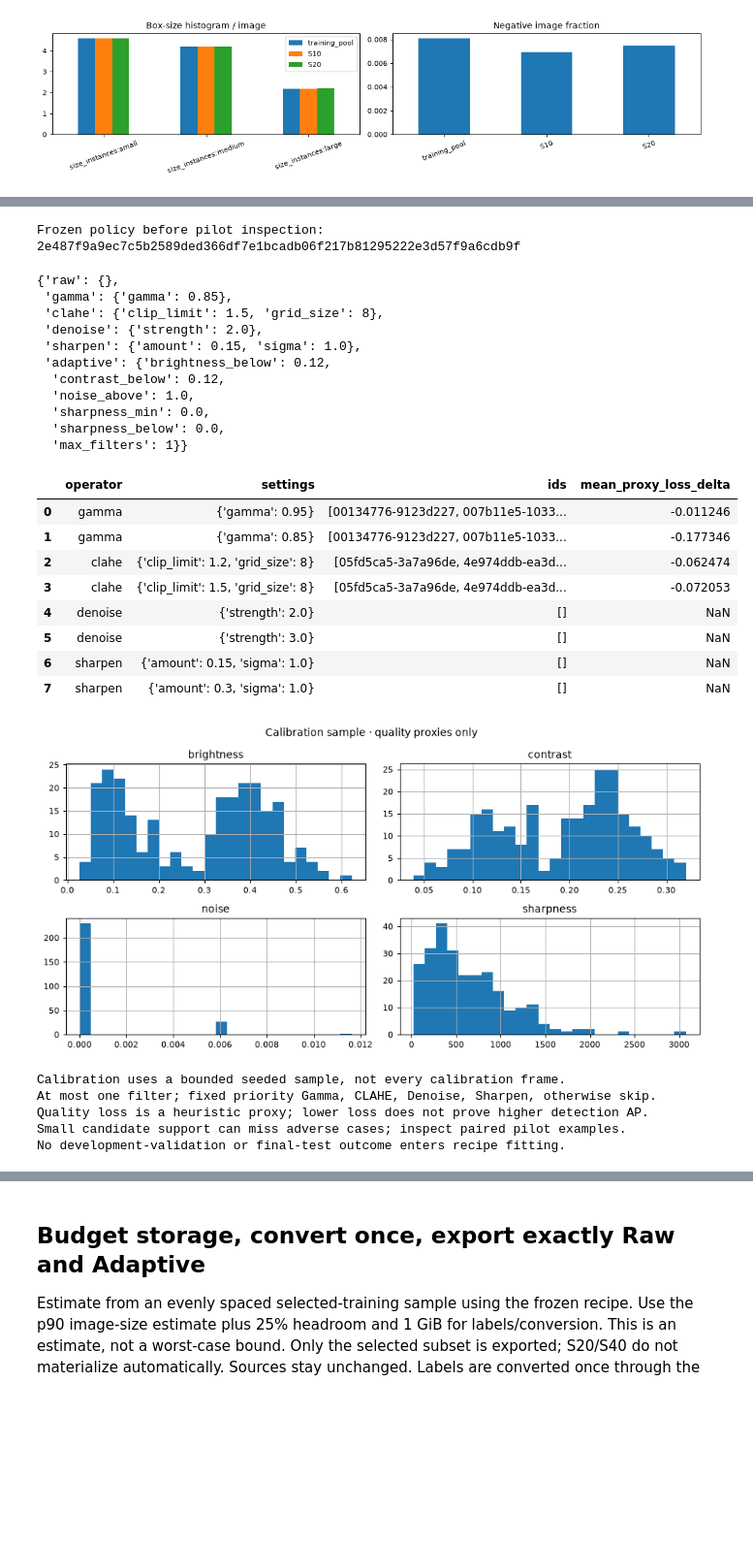
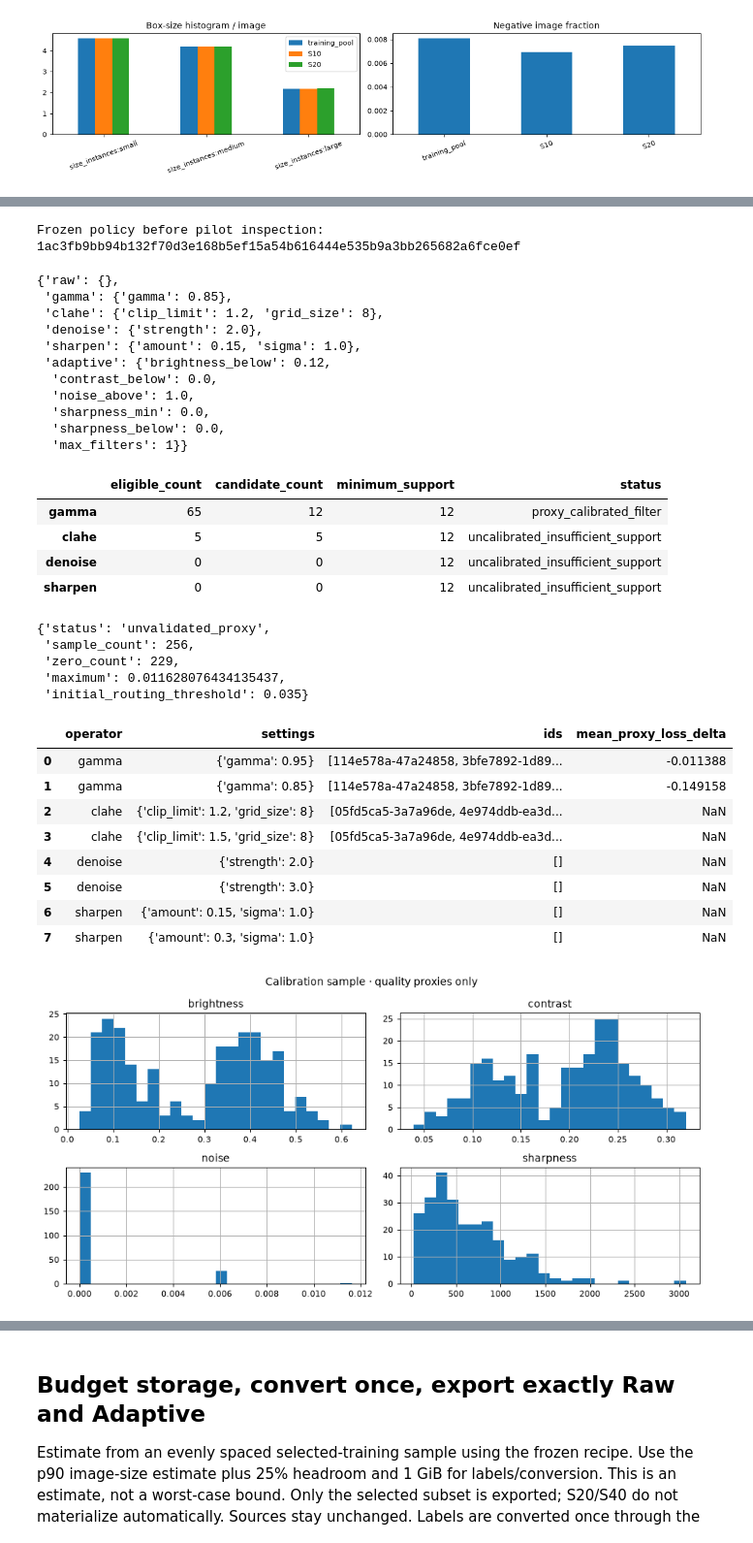
Before and after one commit to truong51972/vehicle-detection, a Jupyter notebook: notebooks/phase2/02_adaptive_preprocessing.ipynb, the cells around one changed output, grey strips where cells are left out. Shown at 97% size. Cells and saved outputs as stored; diff of their text form; code cells hidden in the pictures; blank space fills up the shorter version.

```diff
--- a/notebooks/phase2/02_adaptive_preprocessing.ipynb
+++ b/notebooks/phase2/02_adaptive_preprocessing.ipynb
@@ -42,13 +47,13 @@ from vehicle_detection.subsets import build_subsets, freeze_subsets, training_re
 
 ROOT = next(p for p in [Path.cwd(), *Path.cwd().parents] if (p / "pyproject.toml").is_file())
 DATA_ROOT = ROOT / "data/bdd100k"
-RUN_ROOT = ROOT / "runs/issue6-v1"
-REPORT_ROOT = ROOT / "docs/issue6"
+RUN_ROOT = ROOT / "runs/issue6-v2"
+REPORT_ROOT = ROOT / "docs/issue6-v2"
 PROTOCOL_PATH = ROOT / "runs/issue5-v1/protocol.json"
 SEED, ATTEMPTS = 2026, 128
 INCLUDE_S40 = False
 EXPORT_SUBSET = "S10"  # S20 is a manifest only until a later scaling decision.
-CALIBRATION_SAMPLE, PER_OPERATOR = 256, 12
+CALIBRATION_SAMPLE, PER_OPERATOR, MIN_SUPPORT = 256, 12, 12
 RUN_ROOT.mkdir(parents=True, exist_ok=True)
 REPORT_ROOT.mkdir(parents=True, exist_ok=True)
 cv2.setNumThreads(1)
@@ -194,51 +209,73 @@ are read to choose thresholds, strengths or loss weights.
 policy_path = RUN_ROOT / "policy.json"
 if policy_path.exists():
     policy = validate_policy(read_json(policy_path), protocol)
-    assert (policy["seed"], policy["sample_size"], policy["per_operator"]) == (
+    assert (
+        policy["seed"],
+        policy["sample_size"],
+        policy["per_operator"],
+        policy["minimum_support"],
+    ) == (
         SEED,
         CALIBRATION_SAMPLE,
         PER_OPERATOR,
+        MIN_SUPPORT,
     )
 else:
     policy = calibrate_policy(
-        protocol, DATA_ROOT, seed=SEED, sample_size=CALIBRATION_SAMPLE, per_operator=PER_OPERATOR
+        protocol,
+        DATA_ROOT,
+        seed=SEED,
+        sample_size=CALIBRATION_SAMPLE,
+        per_operator=PER_OPERATOR,
+        min_support=MIN_SUPPORT,
     )
 freeze_policy(policy_path, policy, protocol)
 print("Frozen policy before pilot inspection:", policy["policy_id"])
 display(policy["recipes"])
+display(
+    pd.DataFrame(policy["route_support"]).T[
+        ["eligible_count", "candidate_count", "minimum_support", "status"]
+    ]
+)
+display(policy["noise_diagnostics"])
 display(pd.DataFrame(policy["candidates"]))
 calibration = pd.DataFrame(policy["measurements"])
 calibration[list(METRICS[:4])].hist(bins=24, figsize=(10, 5))
 plt.suptitle("Calibration sample · quality proxies only")
 plt.tight_layout()
 plt.savefig(REPORT_ROOT / "calibration_quality.png")
 plt.show()
 print("\n".join(policy["limits"]))
 # %% [output]
-Frozen policy before pilot inspection: 2e487f9a9ec7c5b2589ded366df7e1bcadb06f217b81295222e3d57f9a6cdb9f
+Frozen policy before pilot inspection: 1ac3fb9bb94b132f70d3e168b5ef15a54b616444e535b9a3bb265682a6fce0ef
 {'raw': {},
  'gamma': {'gamma': 0.85},
- 'clahe': {'clip_limit': 1.5, 'grid_size': 8},
+ 'clahe': {'clip_limit': 1.2, 'grid_size': 8},
  'denoise': {'strength': 2.0},
  'sharpen': {'amount': 0.15, 'sigma': 1.0},
  'adaptive': {'brightness_below': 0.12,
-  'contrast_below': 0.12,
+  'contrast_below': 0.0,
   'noise_above': 1.0,
   'sharpness_min': 0.0,
   'sharpness_below': 0.0,
   'max_filters': 1}}
-|  | operator | settings | ids | mean_proxy_loss_delta |
-| 0 | gamma | {'gamma': 0.95} | [00134776-9123d227, 007b11e5-1033... | -0.011246 |
-| 1 | gamma | {'gamma': 0.85} | [00134776-9123d227, 007b11e5-1033... | -0.177346 |
-| 2 | clahe | {'clip_limit': 1.2, 'grid_size': 8} | [05fd5ca5-3a7a96de, 4e974ddb-ea3d... | -0.062474 |
-| 3 | clahe | {'clip_limit': 1.5, 'grid_size': 8} | [05fd5ca5-3a7a96de, 4e974ddb-ea3d... | -0.072053 |
-| 4 | denoise | {'strength': 2.0} | [] | NaN |
-| 5 | denoise | {'strength': 3.0} | [] | NaN |
-| 6 | sharpen | {'amount': 0.15, 'sigma': 1.0} | [] | NaN |
-| 7 | sharpen | {'amount': 0.3, 'sigma': 1.0} | [] | NaN |
+|  | eligible_count | candidate_count | minimum_support | status |
+| gamma | 65 | 12 | 12 | proxy_calibrated_filter |
+| clahe | 5 | 5 | 12 | uncalibrated_insufficient_support |
+| denoise | 0 | 0 | 12 | uncalibrated_insufficient_support |
+| sharpen | 0 | 0 | 12 | uncalibrated_insufficient_support |
+{'status': 'unvalidated_proxy',
+ 'sample_count': 256,
+ 'zero_count': 229,
+ 'maximum': 0.011628076434135437,
+ 'initial_routing_threshold': 0.035}
+|  | operator | settings | ids | mean_proxy_loss_delta |
+| 0 | gamma | {'gamma': 0.95} | [114e578a-47a24858, 3bfe7892-1d89... | -0.011388 |
+| 1 | gamma | {'gamma': 0.85} | [114e578a-47a24858, 3bfe7892-1d89... | -0.149158 |
+| 2 | clahe | {'clip_limit': 1.2, 'grid_size': 8} | [05fd5ca5-3a7a96de, 4e974ddb-ea3d... | NaN |
+| 3 | clahe | {'clip_limit': 1.5, 'grid_size': 8} | [05fd5ca5-3a7a96de, 4e974ddb-ea3d... | NaN |
+| 4 | denoise | {'strength': 2.0} | [] | NaN |
+| 5 | denoise | {'strength': 3.0} | [] | NaN |
+| 6 | sharpen | {'amount': 0.15, 'sigma': 1.0} | [] | NaN |
+| 7 | sharpen | {'amount': 0.3, 'sigma': 1.0} | [] | NaN |
 [figure]
-Calibration uses a bounded seeded sample, not every calibration frame.
-At most one filter; fixed priority Gamma, CLAHE, Denoise, Sharpen, otherwise skip.
-Quality loss is a heuristic proxy; lower loss does not prove higher detection AP.
-Small candidate support can miss adverse cases; inspect paired pilot examples.
-No development-validation or final-test outcome enters recipe fitting.
```
Also changed, not shown: parts of 7 cells of this notebook, 22 other files.
